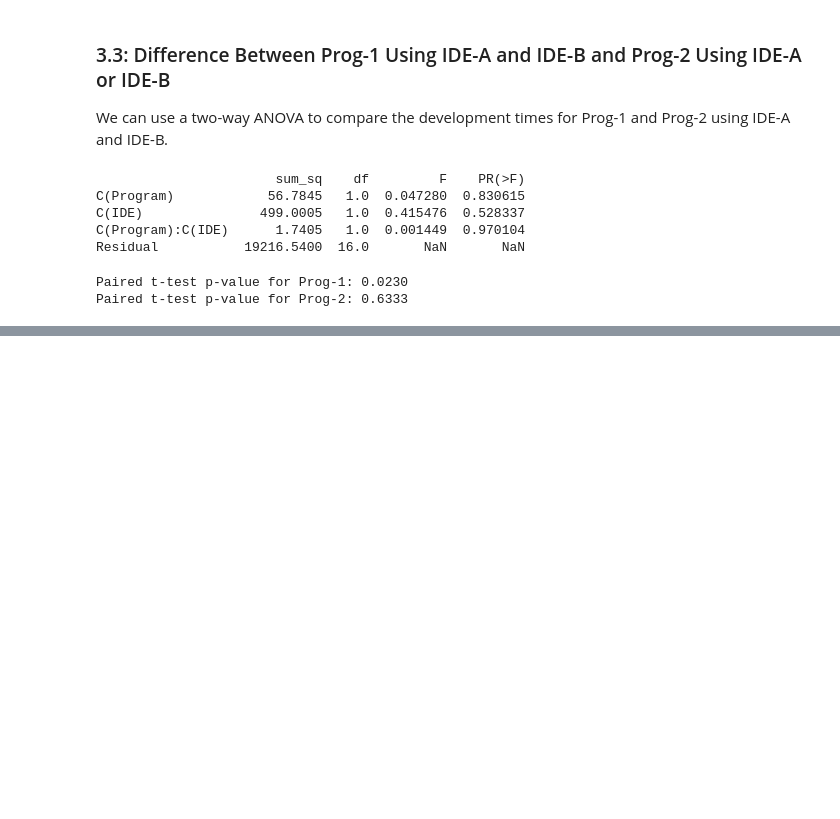
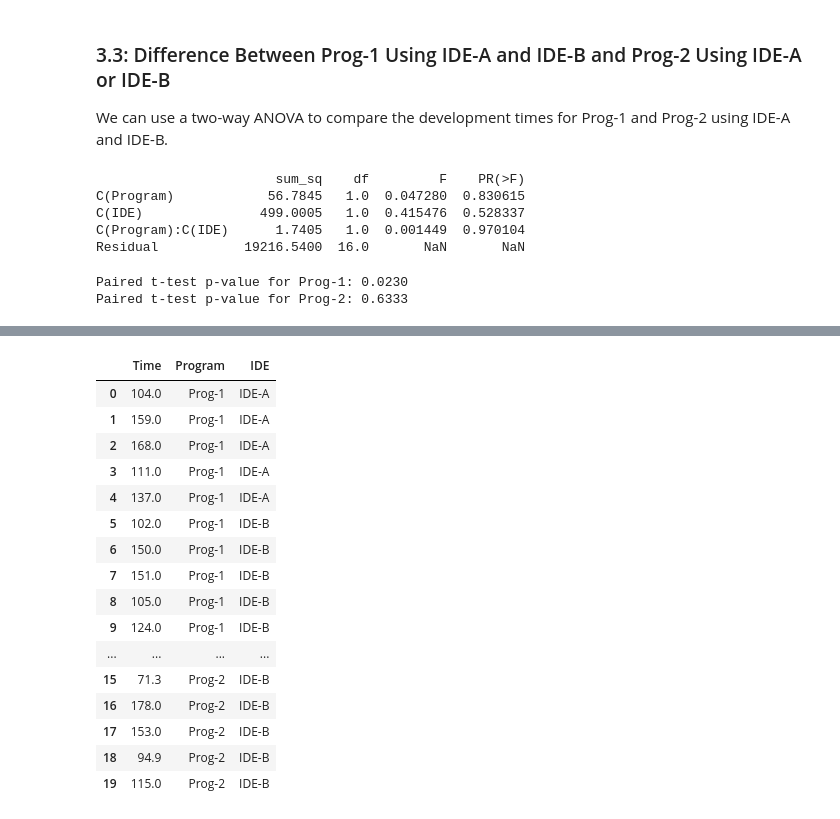
Before and after one commit to ErikFolkesson/research_methodology, a Jupyter notebook: INL2/finalDataAnalysis.ipynb, the cells around one changed output, grey strips where cells are left out. Saved outputs shown, nothing was run; the diff lists cells and outputs as text; code cells hidden in the pictures; blank space fills up the shorter version.

```diff
--- a/INL2/finalDataAnalysis.ipynb
+++ b/INL2/finalDataAnalysis.ipynb
@@ -393,0 +425,20 @@ Paired t-test p-value for Prog-2: 0.6333
+# %%
+anova_data
+# %% [output]
+|  | Time | Program | IDE |
+| 0 | 104.0 | Prog-1 | IDE-A |
+| 1 | 159.0 | Prog-1 | IDE-A |
+| 2 | 168.0 | Prog-1 | IDE-A |
+| 3 | 111.0 | Prog-1 | IDE-A |
+| 4 | 137.0 | Prog-1 | IDE-A |
+| 5 | 102.0 | Prog-1 | IDE-B |
+| 6 | 150.0 | Prog-1 | IDE-B |
+| 7 | 151.0 | Prog-1 | IDE-B |
+| 8 | 105.0 | Prog-1 | IDE-B |
+| 9 | 124.0 | Prog-1 | IDE-B |
+| ... | ... | ... | ... |
+| 15 | 71.3 | Prog-2 | IDE-B |
+| 16 | 178.0 | Prog-2 | IDE-B |
+| 17 | 153.0 | Prog-2 | IDE-B |
+| 18 | 94.9 | Prog-2 | IDE-B |
+| 19 | 115.0 | Prog-2 | IDE-B |
```
Also changed, not shown: parts of 1 cell of this notebook.
